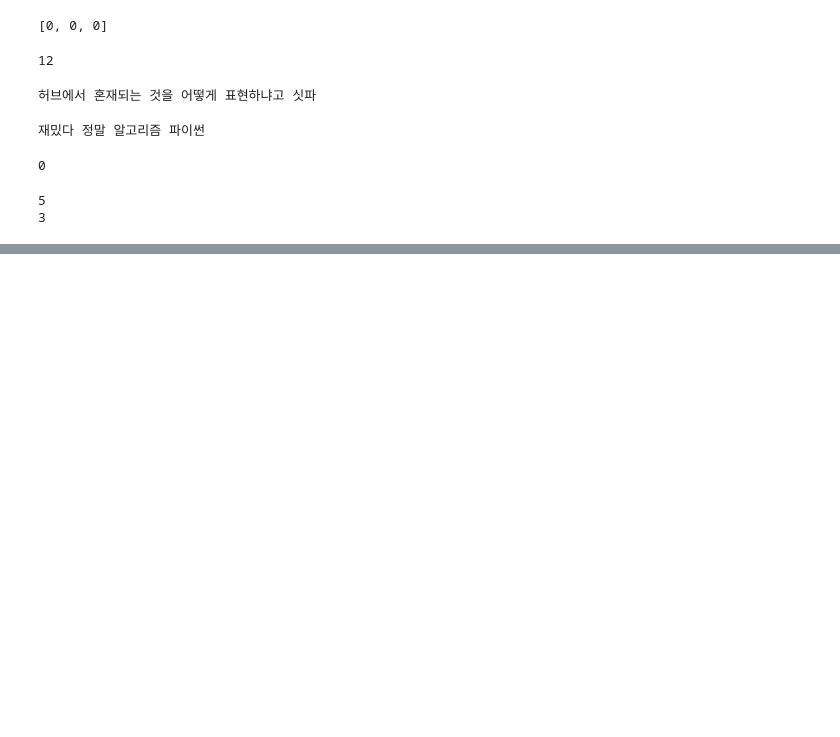
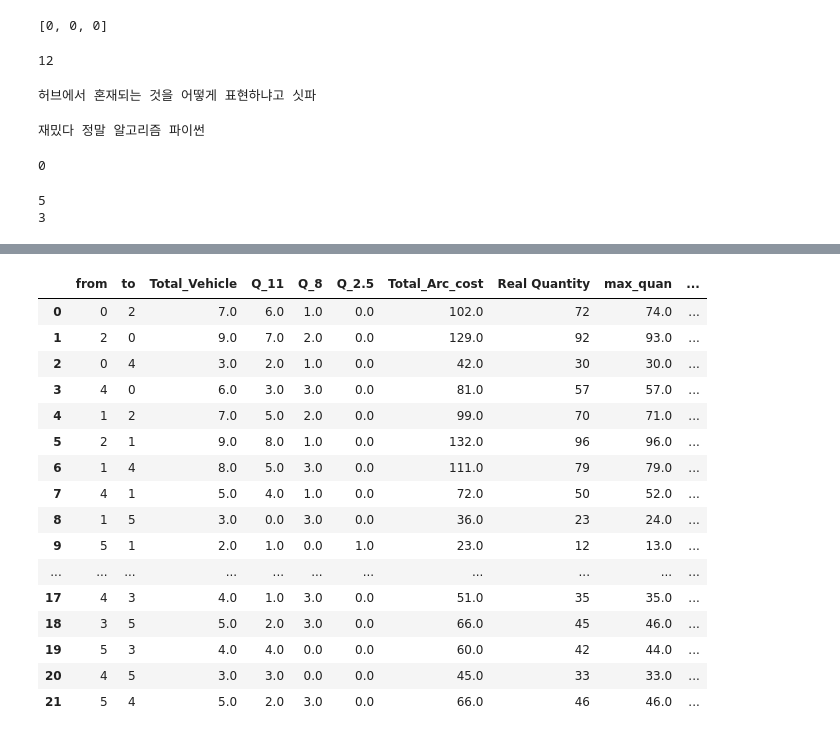
Before and after one commit to Lukaid/In_HLI, a Jupyter notebook: Untitled.ipynb, the cells around one changed output, grey strips where cells are left out. Cells and saved outputs as stored; diff of their text form; code cells hidden in the pictures; blank space fills up the shorter version.

```diff
--- a/Untitled.ipynb
+++ b/Untitled.ipynb
@@ -1041,0 +1093,91 @@ print(b)
+# %%
+len_result_2 = len(result_2['from'])
+
+list_round = []
+list_oneway = []
+list_round_qaun = []
+
+list_round_idx = []
+list_oneway_idx = []
+list_round_tuple_idx = []
+
+for i, j in itertools.product(range(len_result_2), range(len_result_2)):
+    chk = 0
+    if list(result_2.loc[i][0:2]) == list(result_2.loc[j][0:2])[::-1]:
+        if i not in list_round_idx:
+            list_round_idx.append(i)
+            list_round_idx.append(j)
+            list_round_tuple_idx.append((i, j))
+
+for i in range(len_result_2):
+    if i not in list_round_idx:
+        list_oneway_idx.append(i)
+
+for i in list_round_idx:
+    list_round.append(list(result_2.loc[i]))
+
+for i in list_oneway_idx:
+    list_oneway.append(list(result_2.loc[i]))
+
+
+for i in list_round_tuple_idx:
+    tmp = []
+    tmp.append(i)
+    tmp.append(int(min(result_2.loc[i[0]]['Q_11'], result_2.loc[i[1]]['Q_11'])))
+    tmp.append(int(min(result_2.loc[i[0]]['Q_8'], result_2.loc[i[1]]['Q_8'])))
+    tmp.append(int(min(result_2.loc[i[0]]['Q_2.5'], result_2.loc[i[1]]['Q_2.5'])))
+    tmp.append(int(result_2.loc[i[0]]['Q_11'] - tmp[1]))
+    tmp.append(int(result_2.loc[i[1]]['Q_11'] - tmp[1]))
+    tmp.append(int(result_2.loc[i[0]]['Q_8'] - tmp[2]))
+    tmp.append(int(result_2.loc[i[1]]['Q_8'] - tmp[2]))
+    tmp.append(int(result_2.loc[i[0]]['Q_2.5'] - tmp[3]))
+    tmp.append(int(result_2.loc[i[1]]['Q_2.5'] - tmp[3]))
+    list_round_qaun.append(tmp)
+
+
+
+round = pd.DataFrame(list_round)
+round.columns = [
+    'from', 'to', 'Total_Vehicle',
+    'Q_11', 'Q_8', 'Q_2.5', 'Total_Arc_cost',
+    'Real Quantity', 'max_quan', 'loss ratio'
+]
+
+oneway = pd.DataFrame(list_oneway)
+oneway.columns = [
+    'from', 'to', 'Total_Vehicle',
+    'Q_11', 'Q_8', 'Q_2.5', 'Total_Arc_cost',
+    'Real Quantity', 'max_quan', 'loss ratio'
+]
+
+round_qaun = pd.DataFrame(list_round_qaun)
+round_qaun.columns = [
+    'arc', 'round_Q_11', 'round_Q_8', 'round_Q_2.5',
+    'oneway_up_Q_11', 'oneway_up_Q_8', 'oneway_up_Q_2.5',
+    'oneway_down_Q_11', 'oneway_down_Q_8', 'oneway_down_Q_2.5'
+]
+
+
+round
+
+# round.to_csv('round.csv')
+# oneway.to_csv('oneway.csv')
+# round_qaun.to_csv('round_qaun.csv')
+# %% [output]
+|  | from | to | Total_Vehicle | Q_11 | Q_8 | Q_2.5 | Total_Arc_cost | Real Quantity | max_quan | ... |
+| 0 | 0 | 2 | 7.0 | 6.0 | 1.0 | 0.0 | 102.0 | 72 | 74.0 | ... |
+| 1 | 2 | 0 | 9.0 | 7.0 | 2.0 | 0.0 | 129.0 | 92 | 93.0 | ... |
+| 2 | 0 | 4 | 3.0 | 2.0 | 1.0 | 0.0 | 42.0 | 30 | 30.0 | ... |
+| 3 | 4 | 0 | 6.0 | 3.0 | 3.0 | 0.0 | 81.0 | 57 | 57.0 | ... |
+| 4 | 1 | 2 | 7.0 | 5.0 | 2.0 | 0.0 | 99.0 | 70 | 71.0 | ... |
+| 5 | 2 | 1 | 9.0 | 8.0 | 1.0 | 0.0 | 132.0 | 96 | 96.0 | ... |
+| 6 | 1 | 4 | 8.0 | 5.0 | 3.0 | 0.0 | 111.0 | 79 | 79.0 | ... |
+| 7 | 4 | 1 | 5.0 | 4.0 | 1.0 | 0.0 | 72.0 | 50 | 52.0 | ... |
+| 8 | 1 | 5 | 3.0 | 0.0 | 3.0 | 0.0 | 36.0 | 23 | 24.0 | ... |
+| 9 | 5 | 1 | 2.0 | 1.0 | 0.0 | 1.0 | 23.0 | 12 | 13.0 | ... |
+| ... | ... | ... | ... | ... | ... | ... | ... | ... | ... | ... |
+| 17 | 4 | 3 | 4.0 | 1.0 | 3.0 | 0.0 | 51.0 | 35 | 35.0 | ... |
+| 18 | 3 | 5 | 5.0 | 2.0 | 3.0 | 0.0 | 66.0 | 45 | 46.0 | ... |
+| 19 | 5 | 3 | 4.0 | 4.0 | 0.0 | 0.0 | 60.0 | 42 | 44.0 | ... |
+| 20 | 4 | 5 | 3.0 | 3.0 | 0.0 | 0.0 | 45.0 | 33 | 33.0 | ... |
+| 21 | 5 | 4 | 5.0 | 2.0 | 3.0 | 0.0 | 66.0 | 46 | 46.0 | ... |
```
Also changed, not shown: parts of 10 cells of this notebook.
